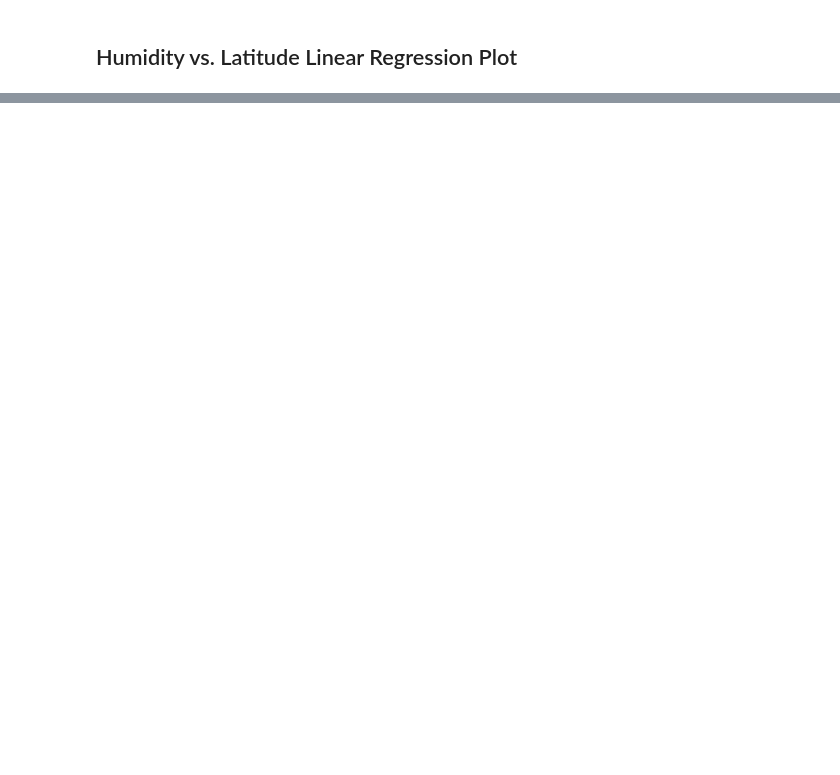
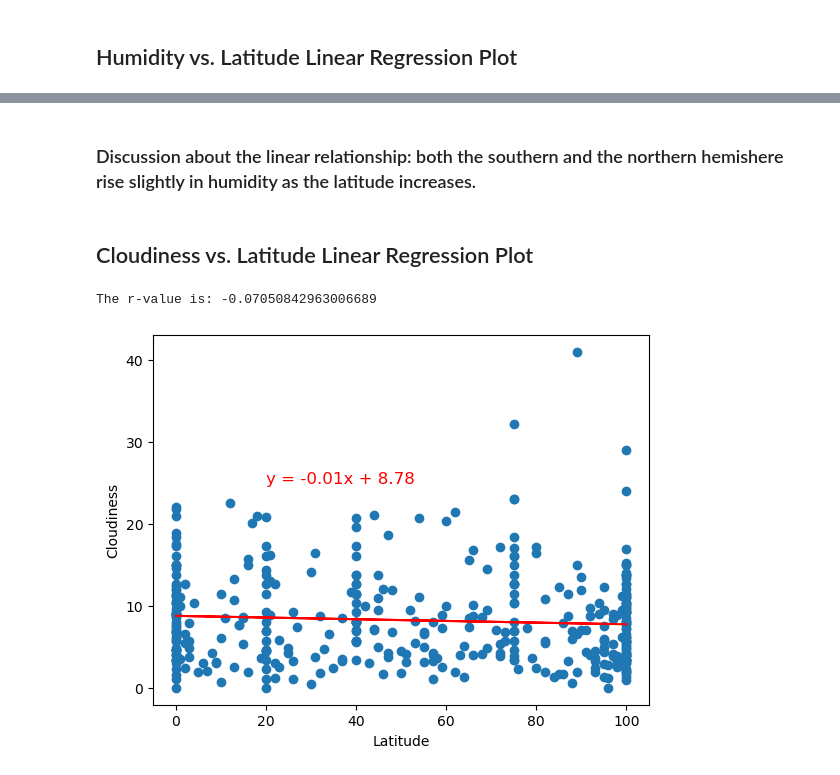
Before and after one commit to russo-53/Python_API_Challenge, a Jupyter notebook: Weather_Py_week6_HW.ipynb, the cells around one changed output, grey strips where cells are left out. Saved outputs shown, nothing was run; the diff lists cells and outputs as text; code cells hidden in the pictures; blank space fills up the shorter version.

```diff
--- a/Weather_Py_week6_HW.ipynb
+++ b/Weather_Py_week6_HW.ipynb
@@ -335,0 +403,27 @@ plt.show()
+# %% [markdown]
+### Discussion about the linear relationship: both the southern and the northern hemishere rise slightly in humidity as the latitude increases.
+# %% [markdown]
+## Cloudiness vs. Latitude Linear Regression Plot
+# %%
+# Northern Hemisphere
+x_values = northern_hemisphere_data["Cloudiness"]
+y_values = northern_hemisphere_data["Wind Speed"]
+
+(slope, intercept, rvalue, pvalue, stderr) = linregress(x_values, y_values)
+regress_values = x_values * slope + intercept
+line_eq = "y = " + str(round(slope,2)) + "x + " + str(round(intercept,2))
+
+plt.scatter(x_values, y_values)
+
+plt.plot(x_values, regress_values, "r-")
+plt.annotate(line_eq,(20, 25),fontsize=12,color="red")
+
+plt.xlabel("Latitude")
+plt.ylabel("Cloudiness")
+
+print(f"The r-value is: {rvalue}")
+
+plt.show()
+# %% [output]
+The r-value is: -0.07050842963006689
+[figure, added]
```
Also changed, not shown: parts of 25 cells of this notebook, 8 other files.
